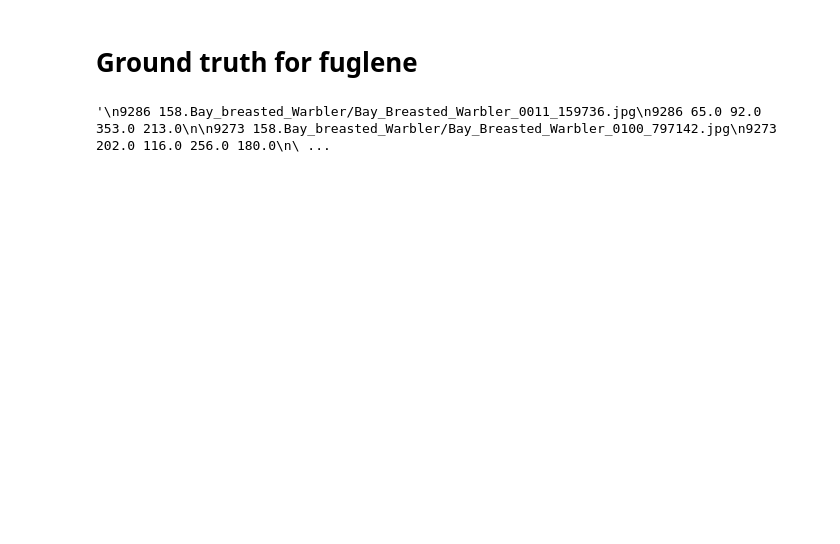
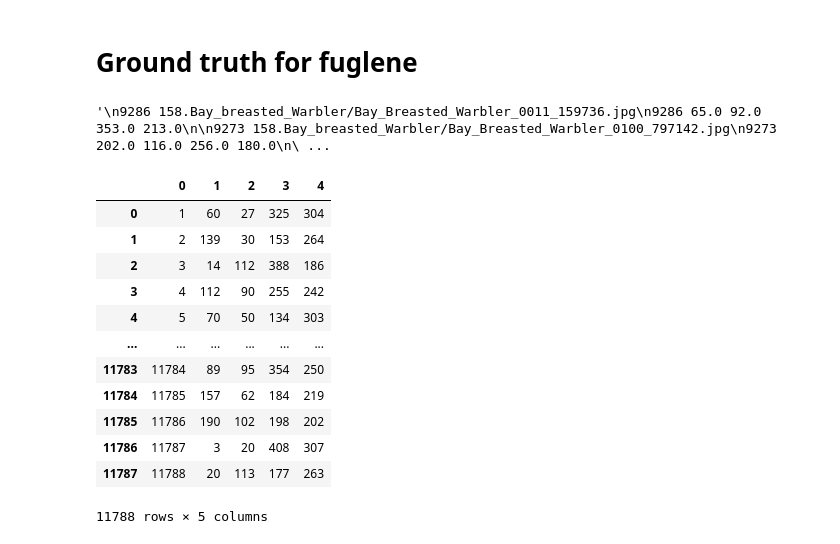
Before and after one commit to s183910/Responsible_AI_project_2, a Jupyter notebook: validation/IoU.ipynb, the cells around one changed output. Saved outputs shown, nothing was run; the diff lists cells and outputs as text; code cells hidden in the pictures; blank space fills up the shorter version.

```diff
--- a/validation/IoU.ipynb
+++ b/validation/IoU.ipynb
@@ -36,0 +60,22 @@
+# %%
+import pandas as pd
+bb = pd.read_csv('bounding_boxes.txt', sep=' ', header=None)
+# %%
+# make bb integers
+
+bb = bb.astype(int)
+bb
+# %% [output]
+|  | 0 | 1 | 2 | 3 | 4 |
+| 0 | 1 | 60 | 27 | 325 | 304 |
+| 1 | 2 | 139 | 30 | 153 | 264 |
+| 2 | 3 | 14 | 112 | 388 | 186 |
+| 3 | 4 | 112 | 90 | 255 | 242 |
+| 4 | 5 | 70 | 50 | 134 | 303 |
+| ... | ... | ... | ... | ... | ... |
+| 11783 | 11784 | 89 | 95 | 354 | 250 |
+| 11784 | 11785 | 157 | 62 | 184 | 219 |
+| 11785 | 11786 | 190 | 102 | 198 | 202 |
+| 11786 | 11787 | 3 | 20 | 408 | 307 |
+| 11787 | 11788 | 20 | 113 | 177 | 263 |
+11788 rows × 5 columns
```
Also changed, not shown: parts of 10 cells of this notebook, 1 other file.
